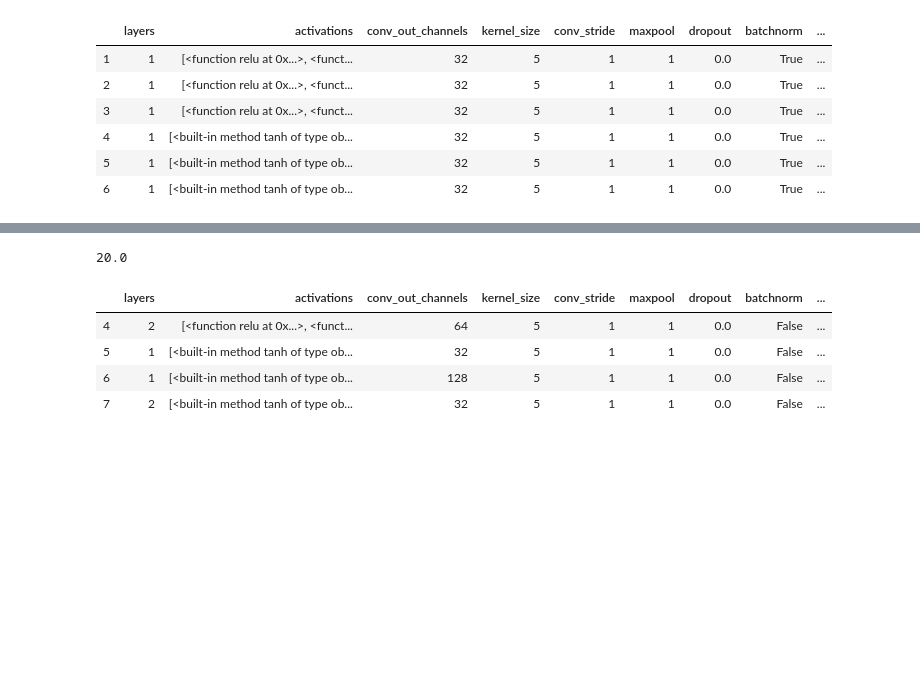
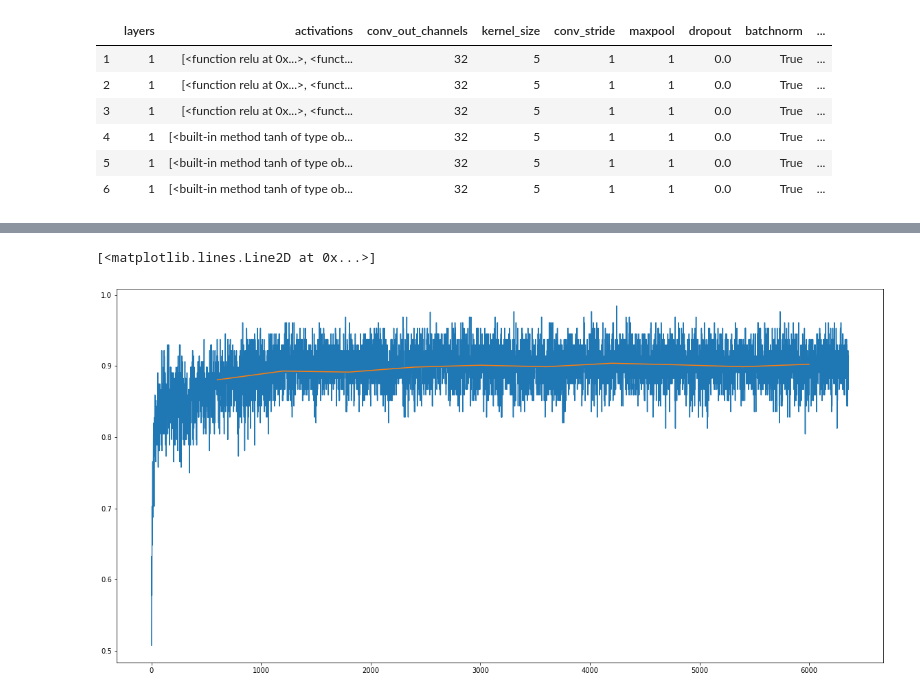
Before and after one commit to mar10nJohns1/AlgorithmicFairness, a Jupyter notebook: tuning_c2711.ipynb, the cells around one changed output, grey strips where cells are left out. Cells and saved outputs as stored; diff of their text form; code cells hidden in the pictures; blank space fills up the shorter version.

```diff
--- a/tuning_c2711.ipynb
+++ b/tuning_c2711.ipynb
@@ -164,15 +168,10 @@ Epoch:  4
 #plt.plot(pd.Series(df.loc[4,'train_accs']).rolling(window=600).mean())
 # %%
 #pd.Series(df.loc[1,'train_accs']).rolling(window=600).mean()
-# %%
-1*1200/60
-# %% [output]
-20.0
-# %%
-df
-# %% [output]
-|  | layers | activations | conv_out_channels | kernel_size | conv_stride | maxpool | dropout | batchnorm | ... |
-| 4 | 2 | [<function relu at 0x...>, <funct... | 64 | 5 | 1 | 1 | 0.0 | False | ... |
-| 5 | 1 | [<built-in method tanh of type ob... | 32 | 5 | 1 | 1 | 0.0 | False | ... |
-| 6 | 1 | [<built-in method tanh of type ob... | 128 | 5 | 1 | 1 | 0.0 | False | ... |
-| 7 | 2 | [<built-in method tanh of type ob... | 32 | 5 | 1 | 1 | 0.0 | False | ... |
+# %%
+plt.figure(figsize=(20,10))
+plt.plot(df.loc[1,'train_accs'])
+plt.plot([600,1200,1800,2400,3000,3600,4200,4800,5400,6000],df.loc[1,'valid_train_accs'])
+# %% [output]
+[<matplotlib.lines.Line2D at 0x...>]
+[figure, added]
```
Also changed, not shown: parts of 2 cells of this notebook, 3 other files.
